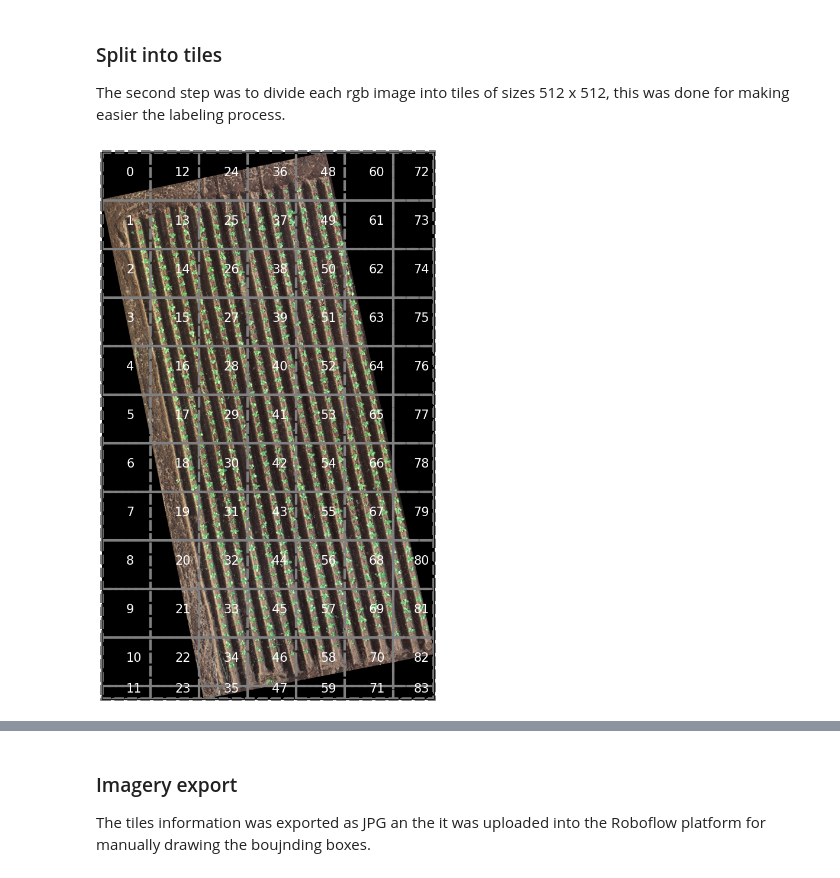
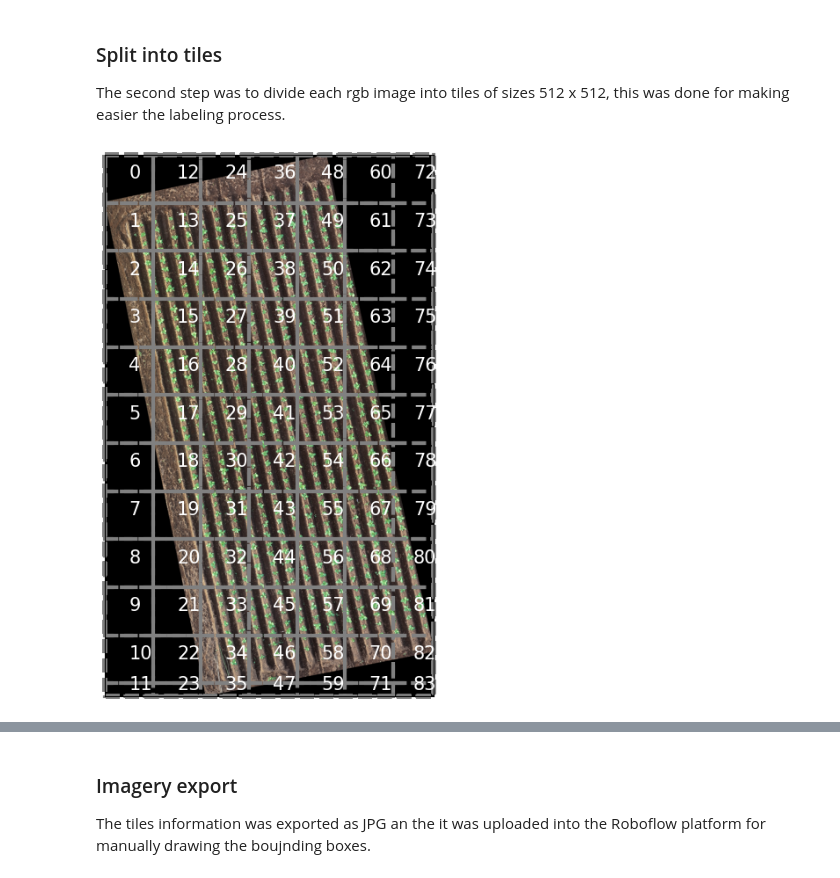
Before and after one commit to anaguilarar/CC_Weight_Prediction, a Jupyter notebook: 1_Individual_plant_detection_YOLO_training.ipynb, the cells around one changed output, grey strips where cells are left out. Cells and saved outputs as stored; diff of their text form; code cells hidden in the pictures.

```diff
--- a/1_Individual_plant_detection_YOLO_training.ipynb
+++ b/1_Individual_plant_detection_YOLO_training.ipynb
@@ -56,13 +74,14 @@ from oauth2client.client import GoogleCredentials
 
 spatial_boundaries = '1YjKEgdUJ5edicNMNbevox4rXPPosbPDp'
 rgb_ortho = '1jQTOWdWUXtLJwlILDlBqKP7zUDwGySsd'
+yolomodelweight = '1l4g4AP_TsuOE7vRVhgvoO7mmVBDkLSIX'
 
 auth.authenticate_user()
 gauth = GoogleAuth()
 gauth.credentials = GoogleCredentials.get_application_default()
 drive = GoogleDrive(gauth)
 
-for linktod in [spatial_boundaries, rgb_ortho]:
+for linktod in [spatial_boundaries, rgb_ortho, yolomodelweight]:
 
   file_list = drive.ListFile({'q': "'{}' in parents and trashed=false".format(linktod)}).GetList()
 
@@ -105,5 +123,8 @@ TP1IMAGEPATH = "/content/tana_cc_rgb_210927_transparent_mosaic_group1.tif"
 # %%
 roi = gpd.read_file(TRAININGBOUNDING)
 imgdate1 = TP1IMAGEPATH
-fielddata  = drone_data.DroneData(imgdate1, multiband_image=True, bounds=roi)
+fielddata  = drone_data.DroneData(imgdate1, ## orthomosaic path
+                                  multiband_image=True, ## if the orthomosaic is RGB, the image will be composed by three bands, otherwise will have only one band
+                                  bounds=roi ## spatial boundaries
+                                  )
 # %%
@@ -128,7 +149,7 @@ for i in np.array(fielddata.drone_data.data_vars.variables):
     threebanddata.append(scaleminmax(banddata))
 
 
-fig,ax = plt.subplots(1, figsize=(8,12))
+fig,ax = plt.subplots(1, figsize=(5,8))
 
 _, boxes = split_xarray_data(fielddata.drone_data, polygons = True,
                                 width = 512, height = 512, overlap = 0)
@@ -137,34 +158,34 @@ arraypplot = np.array(threebanddata)
 
 if(arraypplot.shape[0]==3):
     arraypplot  = np.moveaxis(arraypplot, 0, -1)
 
 
 font = {'color':  'white',
         'weight': 'normal',
         'size': 15}
 
 ax.imshow(arraypplot)
 
 for i,box in boxes:
     if i % 1 == 0:
 
         xs, ys = box.exterior.xy
         minx, miny, maxx, maxy =box.bounds
         width, height = abs(maxx - minx),  abs(miny-maxy)
         # Create a Rectangle patch
         rect = Rectangle( (minx,miny), width,height, linestyle = 'dashed', facecolor = 'None',
                         clip_on=False,edgecolor='gray',lw=3)
         ax.add_patch(rect)
         #ax.fill(xs, ys, facecolor='none', color='--', linewidth=3)
         ax.text(xs[0] + (xs[2] - xs[0])/2,ys[0] + (ys[2] - ys[0])/2,str(i), fontdict=font)
         ax.set_xticks([])
         ax.set_yticks([])
 
     rect = Rectangle( (0,0), arraypplot.shape[1], arraypplot.shape[0], linestyle = 'dashed', facecolor = 'None',
                         clip_on=False,edgecolor='gray',lw=3)
     ax.add_patch(rect)
 # %% [output]
-[figure, old version]
+[figure, new version]
 # %%
 ### Single tile example
 
```
Also changed, not shown: parts of 32 cells of this notebook.
